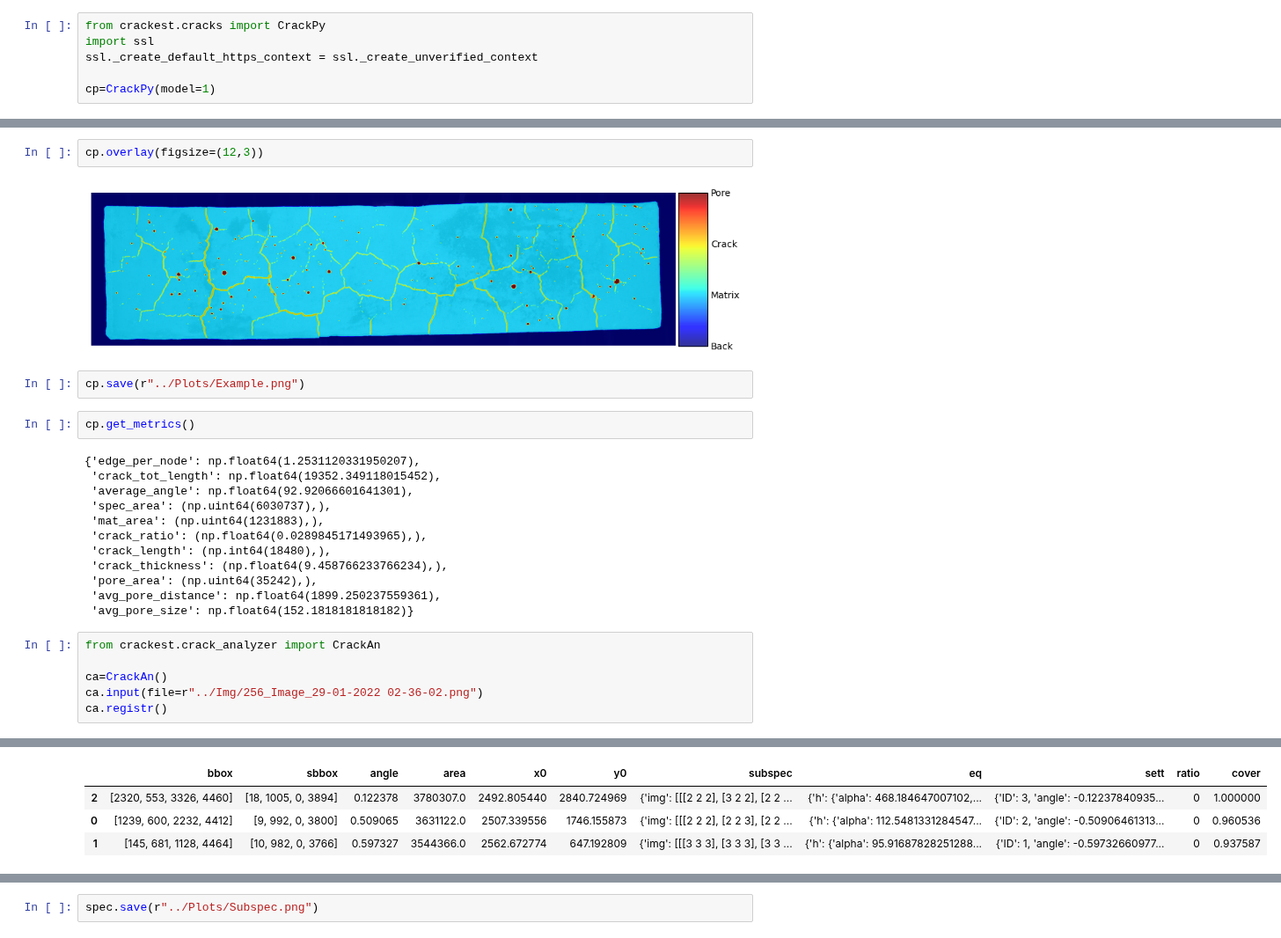
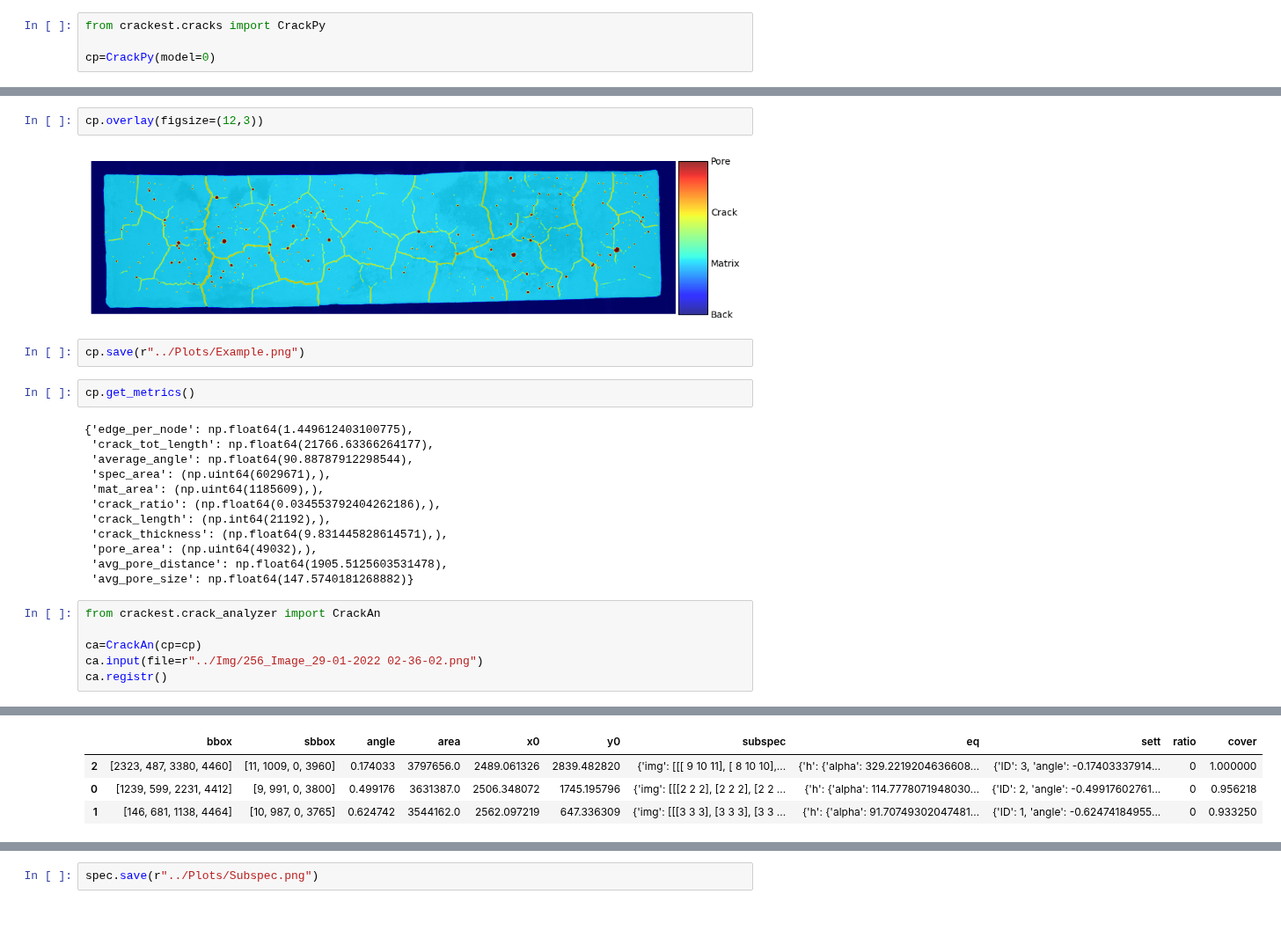
Before and after one commit to Rievil/CrackenPy, a Jupyter notebook: Examples/Scripts/Basics.ipynb, the cells around one changed output, grey strips where cells are left out. Shown at 88% size. Cells and saved outputs as stored; diff of their text form.

```diff
--- a/Examples/Scripts/Basics.ipynb
+++ b/Examples/Scripts/Basics.ipynb
@@ -1,8 +1,6 @@
 # %%
 from crackest.cracks import CrackPy
-import ssl
-ssl._create_default_https_context = ssl._create_unverified_context
 
-cp=CrackPy(model=1)
+cp=CrackPy(model=0)
 # %% [output]
 resnet50
@@ -20,27 +16,27 @@ cp.show_mask(mask="crack")
 # %%
 cp.overlay(figsize=(12,3))
 # %% [output]
-[figure, old version]
+[figure, new version]
 # %%
 cp.save(r"../Plots/Example.png")
 # %%
 cp.get_metrics()
 # %% [output]
-{'edge_per_node': np.float64(1.2531120331950207),
- 'crack_tot_length': np.float64(19352.349118015452),
- 'average_angle': np.float64(92.92066601641301),
- 'spec_area': (np.uint64(6030737),),
- 'mat_area': (np.uint64(1231883),),
- 'crack_ratio': (np.float64(0.0289845171493965),),
- 'crack_length': (np.int64(18480),),
- 'crack_thickness': (np.float64(9.458766233766234),),
- 'pore_area': (np.uint64(35242),),
- 'avg_pore_distance': np.float64(1899.250237559361),
- 'avg_pore_size': np.float64(152.1818181818182)}
+{'edge_per_node': np.float64(1.449612403100775),
+ 'crack_tot_length': np.float64(21766.63366264177),
+ 'average_angle': np.float64(90.88787912298544),
+ 'spec_area': (np.uint64(6029671),),
+ 'mat_area': (np.uint64(1185609),),
+ 'crack_ratio': (np.float64(0.034553792404262186),),
+ 'crack_length': (np.int64(21192),),
+ 'crack_thickness': (np.float64(9.831445828614571),),
+ 'pore_area': (np.uint64(49032),),
+ 'avg_pore_distance': np.float64(1905.5125603531478),
+ 'avg_pore_size': np.float64(147.5740181268882)}
 # %%
 from crackest.crack_analyzer import CrackAn
 
-ca=CrackAn()
+ca=CrackAn(cp=cp)
 ca.input(file=r"../Img/256_Image_29-01-2022 02-36-02.png")
 ca.registr()
 # %% [output]
@@ -50,7 +43,7 @@ Downloading deep learing model 'model1' for module crackpy
 |  | bbox | sbbox | angle | area | x0 | y0 | subspec | eq | sett | ratio | cover |
-| 2 | [2320, 553, 3326, 4460] | [18, 1005, 0, 3894] | 0.122378 | 3780307.0 | 2492.805440 | 2840.724969 | {'img': [[[2 2 2], [3 2 2], [2 2 ... | {'h': {'alpha': 468.184647007102,... | {'ID': 3, 'angle': -0.12237840935... | 0 | 1.000000 |
-| 0 | [1239, 600, 2232, 4412] | [9, 992, 0, 3800] | 0.509065 | 3631122.0 | 2507.339556 | 1746.155873 | {'img': [[[2 2 2], [2 2 3], [2 2 ... | {'h': {'alpha': 112.5481331284547... | {'ID': 2, 'angle': -0.50906461313... | 0 | 0.960536 |
-| 1 | [145, 681, 1128, 4464] | [10, 982, 0, 3766] | 0.597327 | 3544366.0 | 2562.672774 | 647.192809 | {'img': [[[3 3 3], [3 3 3], [3 3 ... | {'h': {'alpha': 95.91687828251288... | {'ID': 1, 'angle': -0.59732660977... | 0 | 0.937587 |
+| 2 | [2323, 487, 3380, 4460] | [11, 1009, 0, 3960] | 0.174033 | 3797656.0 | 2489.061326 | 2839.482820 | {'img': [[[ 9 10 11], [ 8 10 10],... | {'h': {'alpha': 329.2219204636608... | {'ID': 3, 'angle': -0.17403337914... | 0 | 1.000000 |
+| 0 | [1239, 599, 2231, 4412] | [9, 991, 0, 3800] | 0.499176 | 3631387.0 | 2506.348072 | 1745.195796 | {'img': [[[2 2 2], [2 2 2], [2 2 ... | {'h': {'alpha': 114.7778071948030... | {'ID': 2, 'angle': -0.49917602761... | 0 | 0.956218 |
+| 1 | [146, 681, 1138, 4464] | [10, 987, 0, 3765] | 0.624742 | 3544162.0 | 2562.097219 | 647.336309 | {'img': [[[3 3 3], [3 3 3], [3 3 ... | {'h': {'alpha': 91.70749302047481... | {'ID': 1, 'angle': -0.62474184955... | 0 | 0.933250 |
 # %%
 ca.preview()
 ca.fig.savefig(r"../Plots/Multiple_registr.png")
```
Also changed, not shown: parts of 7 cells of this notebook, 1 other file.
